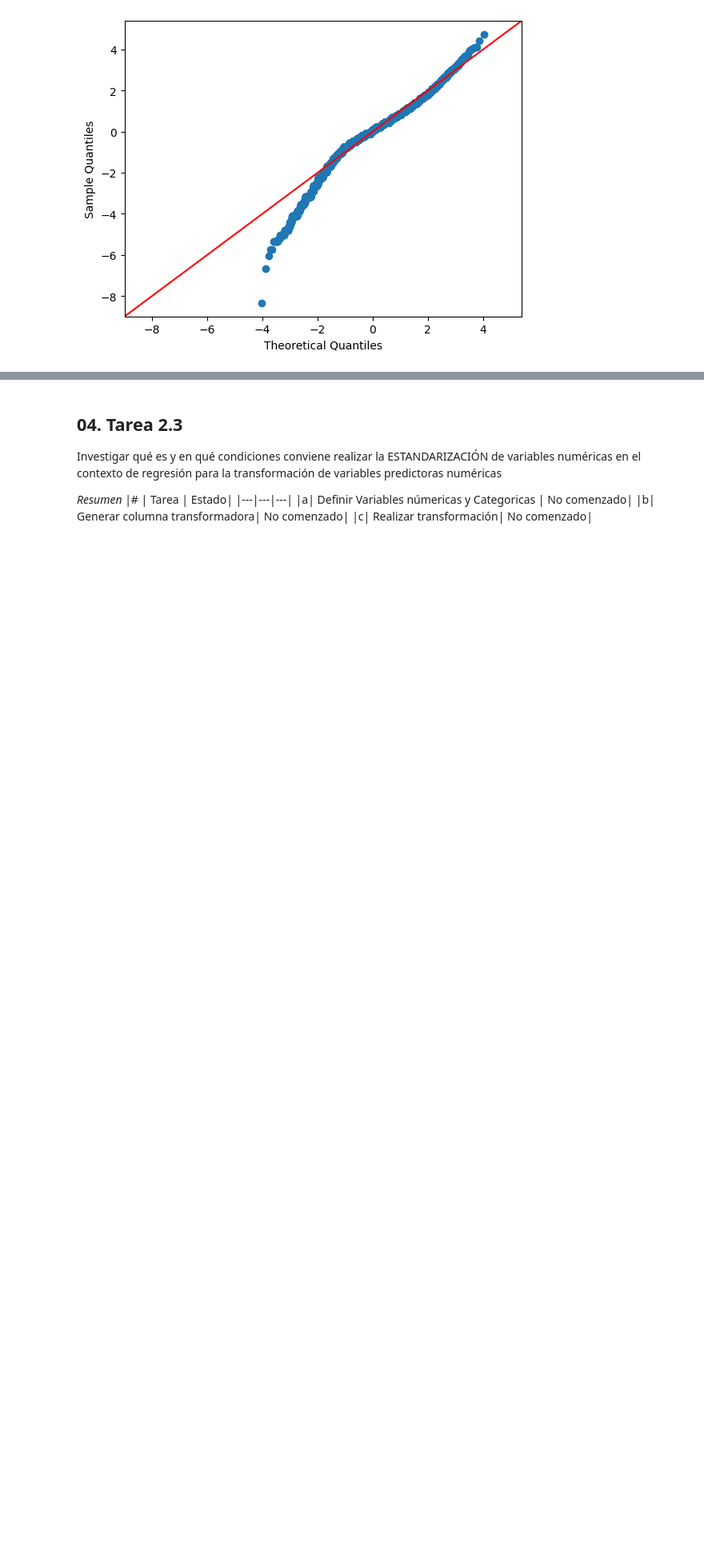
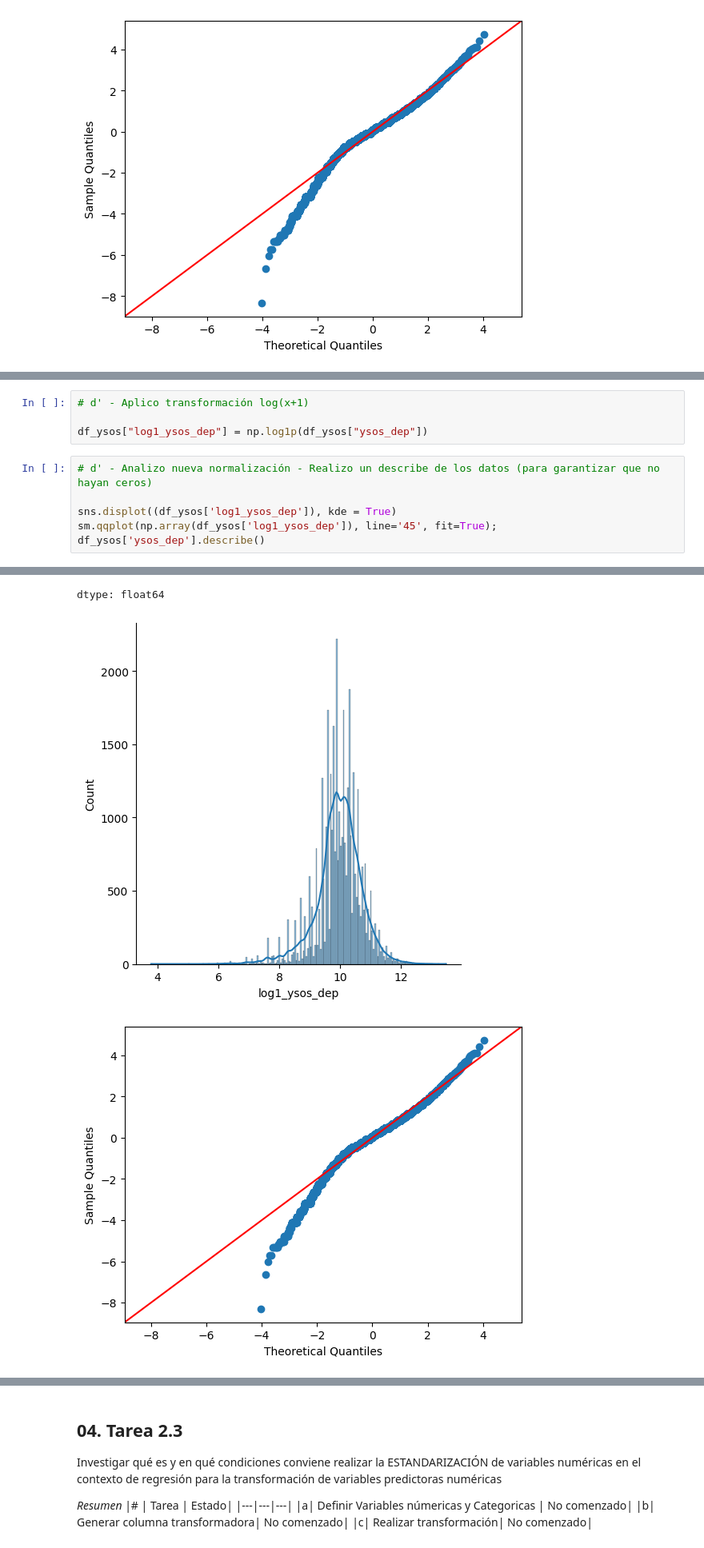
Before and after one commit to javiermagnone-lab/Javito, a Jupyter notebook: Tarea_2_ML_analisis_de_datos.ipynb, the cells around one changed output, grey strips where cells are left out. Shown at 80% size. Cells and saved outputs as stored; diff of their text form; blank space fills up the shorter version.

```diff
--- a/Tarea_2_ML_analisis_de_datos.ipynb
+++ b/Tarea_2_ML_analisis_de_datos.ipynb
@@ -289,0 +307,11 @@ sm.qqplot(np.array(np.log(df_ysos['ysos_dep'])), line='45', fit=True); #punto y
+# %%
+# d' - Aplico transformación log(x+1)
+
+df_ysos["log1_ysos_dep"] = np.log1p(df_ysos["ysos_dep"])
+# %%
+# d' - Analizo nueva normalización - Realizo un describe de los datos (para garantizar que no hayan ceros)
+
+sns.displot((df_ysos['log1_ysos_dep']), kde = True)
+sm.qqplot(np.array(df_ysos['log1_ysos_dep']), line='45', fit=True);
+df_ysos['ysos_dep'].describe()
+# %% [output]
@@ -289,0 +327,3 @@ sm.qqplot(np.array(np.log(df_ysos['ysos_dep'])), line='45', fit=True); #punto y
+dtype: float64
+[figure, added]
+[figure, added]
```
Also changed, not shown: parts of 40 cells of this notebook.
